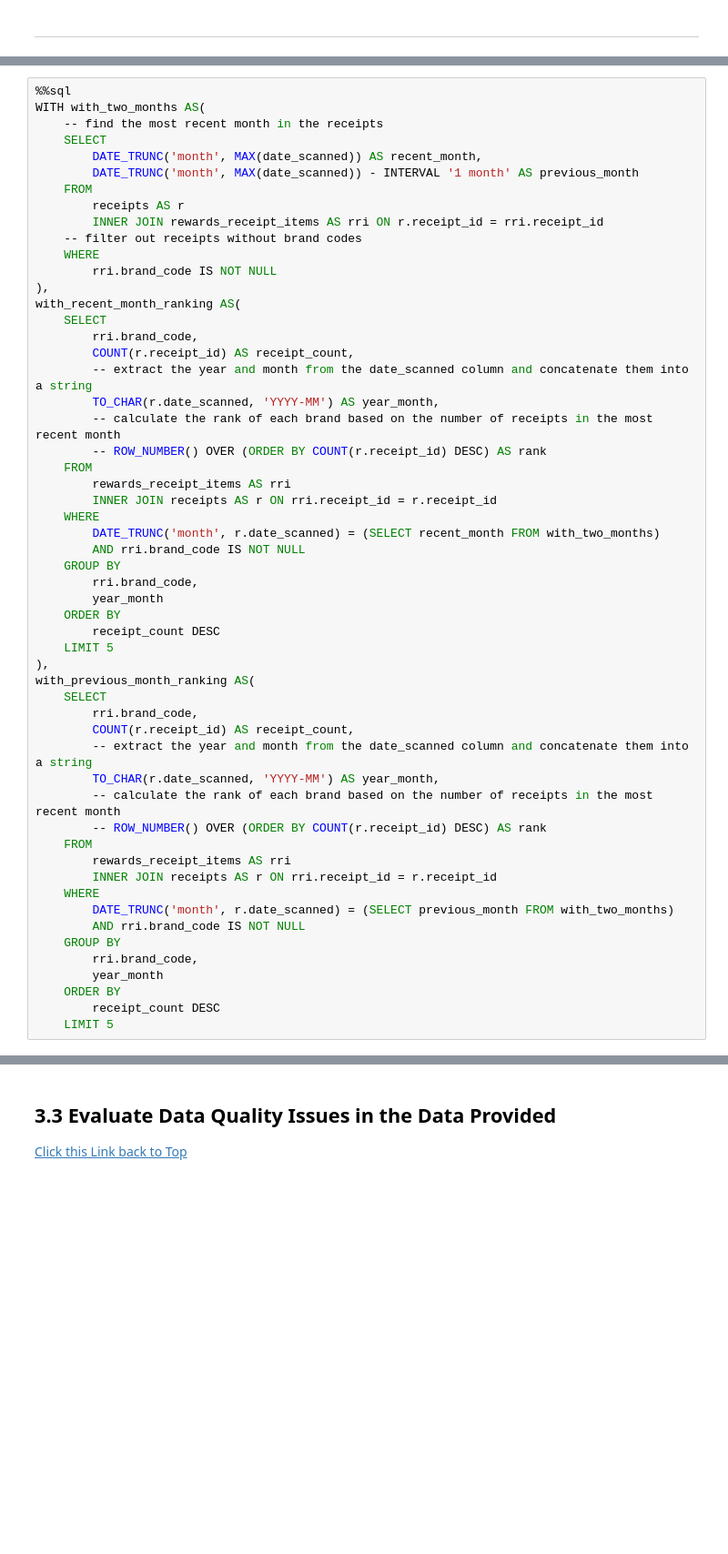
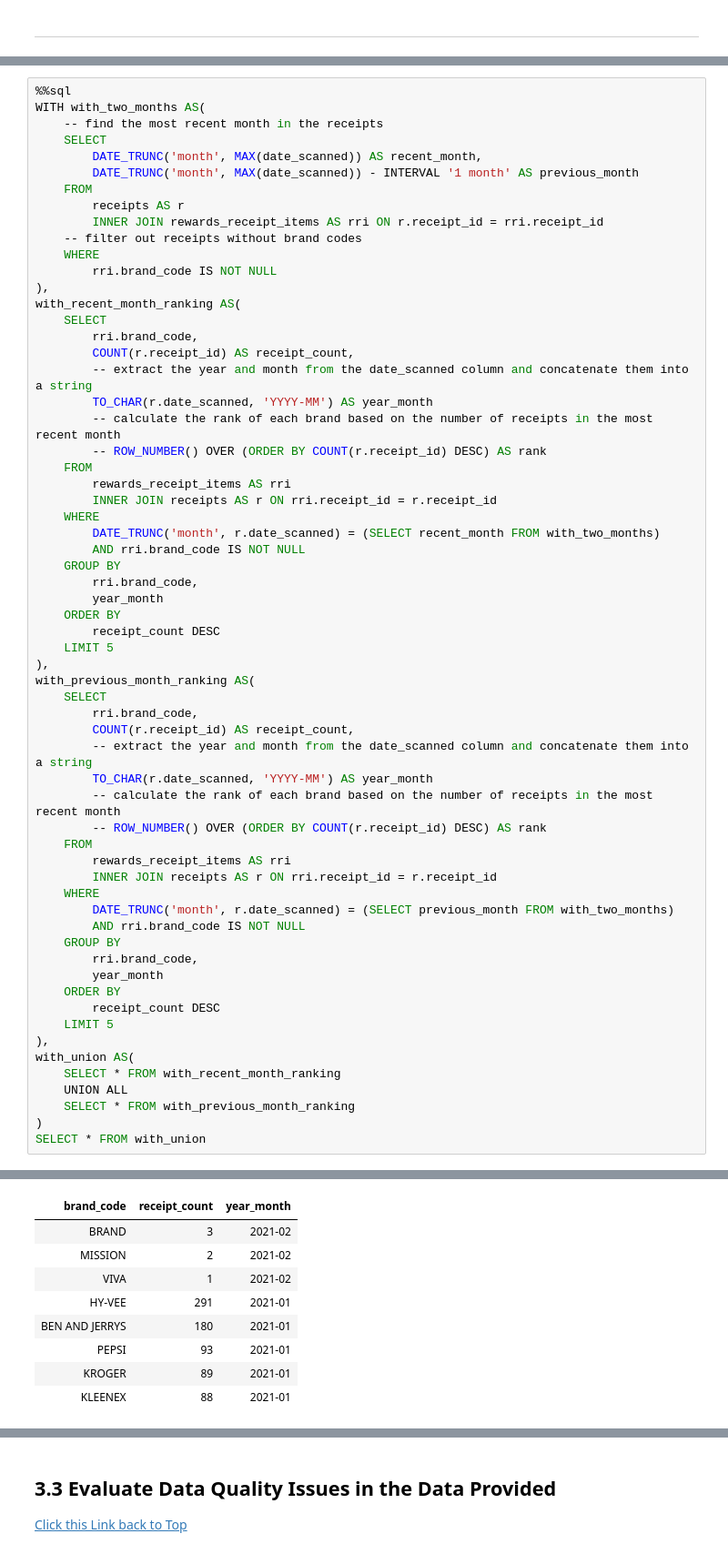
Before and after one commit to L3P3titPrince/015_FetchRewards_HW, a Jupyter notebook: src/FetchRewards_HW.ipynb, the cells around one changed output, grey strips where cells are left out. Shown: that part at 91% size. Drawn from its saved outputs; the diff is of its cells as text; blank space fills up the shorter version.

```diff
--- a/src/FetchRewards_HW.ipynb
+++ b/src/FetchRewards_HW.ipynb
@@ -1554,7 +1556,7 @@ with_recent_month_ranking AS(
         rri.brand_code,
         COUNT(r.receipt_id) AS receipt_count,
         -- extract the year and month from the date_scanned column and concatenate them into a string
-        TO_CHAR(r.date_scanned, 'YYYY-MM') AS year_month,
+        TO_CHAR(r.date_scanned, 'YYYY-MM') AS year_month
         -- calculate the rank of each brand based on the number of receipts in the most recent month
         -- ROW_NUMBER() OVER (ORDER BY COUNT(r.receipt_id) DESC) AS rank
     FROM
@@ -1575,7 +1577,7 @@ with_previous_month_ranking AS(
         rri.brand_code,
         COUNT(r.receipt_id) AS receipt_count,
         -- extract the year and month from the date_scanned column and concatenate them into a string
-        TO_CHAR(r.date_scanned, 'YYYY-MM') AS year_month,
+        TO_CHAR(r.date_scanned, 'YYYY-MM') AS year_month
         -- calculate the rank of each brand based on the number of receipts in the most recent month
         -- ROW_NUMBER() OVER (ORDER BY COUNT(r.receipt_id) DESC) AS rank
     FROM
@@ -1590,3 +1592,11 @@ with_previous_month_ranking AS(
     ORDER BY
         receipt_count DESC
     LIMIT 5
+),
+with_union AS(
+    SELECT * FROM with_recent_month_ranking
+    UNION ALL
+    SELECT * FROM with_previous_month_ranking
+)
+SELECT * FROM with_union
+# %% [output]
@@ -1592,0 +1605,9 @@ with_previous_month_ranking AS(
+| brand_code | receipt_count | year_month |
+| BRAND | 3 | 2021-02 |
+| MISSION | 2 | 2021-02 |
+| VIVA | 1 | 2021-02 |
+| HY-VEE | 291 | 2021-01 |
+| BEN AND JERRYS | 180 | 2021-01 |
+| PEPSI | 93 | 2021-01 |
+| KROGER | 89 | 2021-01 |
+| KLEENEX | 88 | 2021-01 |
```
Also changed, not shown: parts of 51 cells of this notebook.
